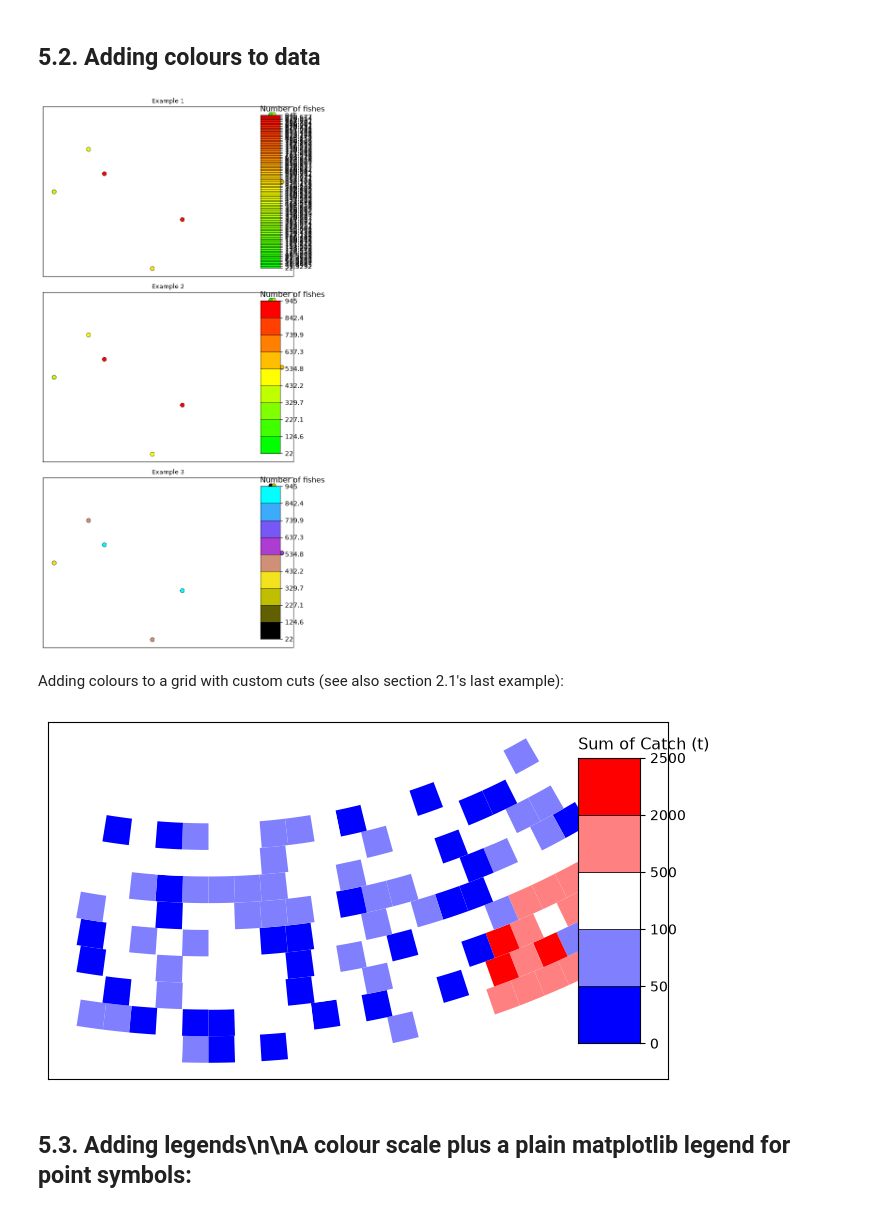
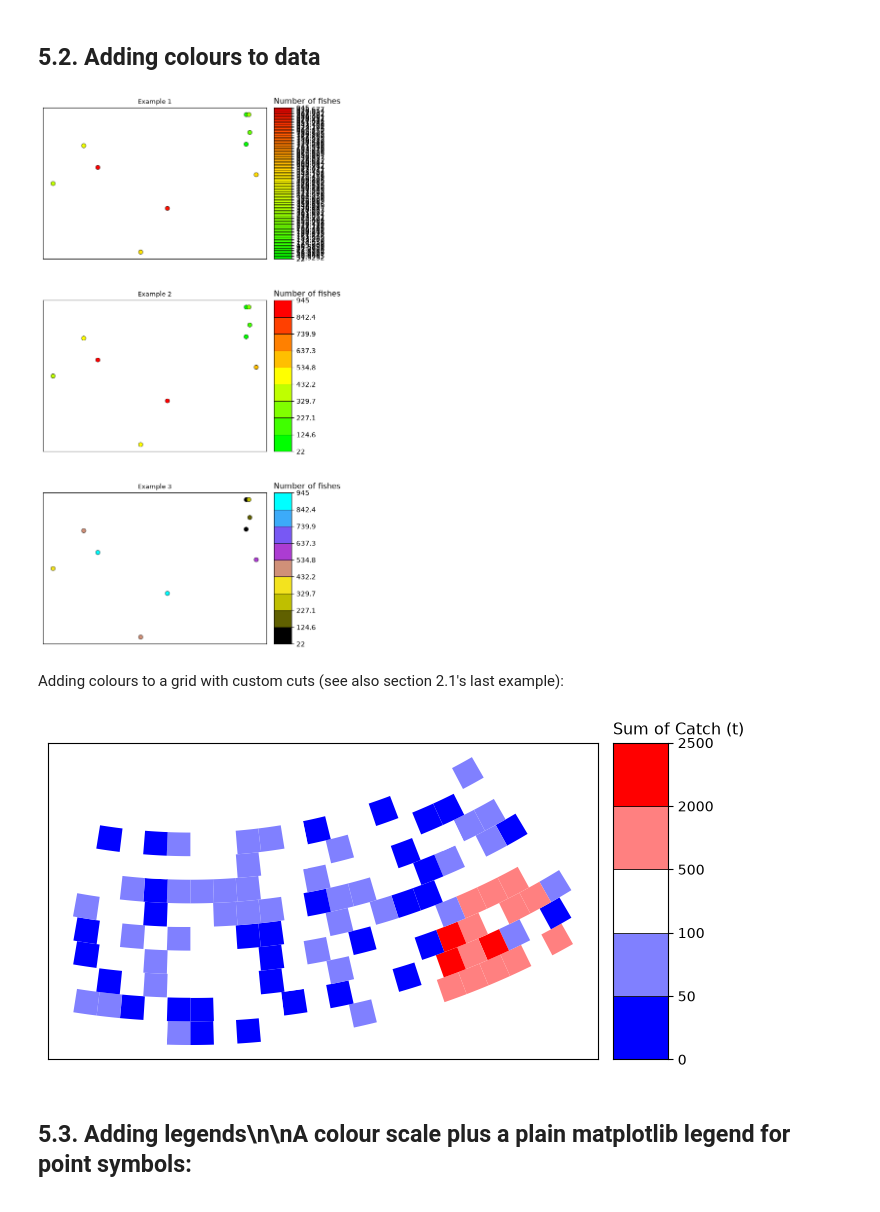
Before and after one commit to Zephyr-Sylvester/ccamlrgis-py, a Jupyter notebook: notebooks/06_colours_legends_labels.ipynb, the cells around one changed output. Cells and saved outputs as stored; diff of their text form; code cells hidden in the pictures.

```diff
--- a/notebooks/06_colours_legends_labels.ipynb
+++ b/notebooks/06_colours_legends_labels.ipynb
@@ -29,6 +29,6 @@ grid_data = datasets.load_example("GridData")
 fig, ax = plt.subplots(figsize=(7, 6))
 cgplot.basemap(ax=ax)
 bathy_small.plot(ax=ax, cmap=depth_cmap, norm=depth_norm, add_colorbar=False)
-cgplot.add_colour_scale(ax=ax, cuts=cg.DEPTH_CUTS, cols=cg.DEPTH_COLS, width="8%", height="70%")
+cgplot.add_colour_scale(ax=ax, cuts=cg.DEPTH_CUTS, cols=cg.DEPTH_COLS, size="8%")
 plt.show()
 # %% [output]
@@ -39,6 +39,6 @@ Highlighting the Fishable Depth range (600-1800m):
 fig, ax = plt.subplots(figsize=(7, 6))
 cgplot.basemap(ax=ax)
 bathy_small.plot(ax=ax, cmap=depth_cmap2, norm=depth_norm2, add_colorbar=False)
-cgplot.add_colour_scale(ax=ax, cuts=cg.DEPTH_CUTS2, cols=cg.DEPTH_COLS2, width="8%", height="70%")
+cgplot.add_colour_scale(ax=ax, cuts=cg.DEPTH_CUTS2, cols=cg.DEPTH_COLS2, size="8%")
 plt.show()
 # %% [output]
@@ -48,33 +48,33 @@ plt.show()
 # %%
 my_points = cg.create_points(point_data)
 
 fig, axes = plt.subplots(3, 1, figsize=(6, 12))
 
 # Example 1: default cuts and colours
 my_cols = cg.add_colour(my_points["Nfishes"])
 ax = cgplot.basemap(ax=axes[0])[1]
 my_points.plot(ax=ax, color=list(my_cols["varcol"]), markersize=40, edgecolor="black", linewidth=0.5)
-cgplot.add_colour_scale(ax=ax, cuts=my_cols["cuts"], cols=my_cols["cols"], title="Number of fishes", width="8%", height="90%")
+cgplot.add_colour_scale(ax=ax, cuts=my_cols["cuts"], cols=my_cols["cols"], title="Number of fishes", size="8%")
 ax.set_title("Example 1", fontsize=9)
 
 # Example 2: fewer cuts
 my_cols = cg.add_colour(my_points["Nfishes"], cuts=10)
 ax = cgplot.basemap(ax=axes[1])[1]
 my_points.plot(ax=ax, color=list(my_cols["varcol"]), markersize=40, edgecolor="black", linewidth=0.5)
-cgplot.add_colour_scale(ax=ax, cuts=np.round(my_cols["cuts"], 1), cols=my_cols["cols"], title="Number of fishes", width="8%", height="90%")
+cgplot.add_colour_scale(ax=ax, cuts=np.round(my_cols["cuts"], 1), cols=my_cols["cols"], title="Number of fishes", size="8%")
 ax.set_title("Example 2", fontsize=9)
 
 # Example 3: same, with custom colours
 my_cols = cg.add_colour(my_points["Nfishes"], cuts=10, cols=["black", "yellow", "purple", "cyan"])
 ax = cgplot.basemap(ax=axes[2])[1]
 my_points.plot(ax=ax, color=list(my_cols["varcol"]), markersize=40, edgecolor="black", linewidth=0.5)
-cgplot.add_colour_scale(ax=ax, cuts=np.round(my_cols["cuts"], 1), cols=my_cols["cols"], title="Number of fishes", width="8%", height="90%")
+cgplot.add_colour_scale(ax=ax, cuts=np.round(my_cols["cuts"], 1), cols=my_cols["cols"], title="Number of fishes", size="8%")
 ax.set_title("Example 3", fontsize=9)
 
 fig.tight_layout()
 plt.show()
 # %% [output]
-[figure, old version]
+[figure, new version]
 # %% [markdown]
 Adding colours to a grid with custom cuts (see also section 2.1's last example):
 # %%
@@ -85,10 +85,10 @@ grid_col = cg.add_colour(my_grid["Catch_sum"], cuts=my_cuts, cols=["blue", "whit
 fig, ax = plt.subplots(figsize=(8, 6))
 cgplot.basemap(ax=ax)
 my_grid.plot(ax=ax, color=list(grid_col["varcol"]), linewidth=0.1)
-cgplot.add_colour_scale(ax=ax, cuts=grid_col["cuts"], cols=grid_col["cols"], title="Sum of Catch (t)", width="10%", height="80%")
+cgplot.add_colour_scale(ax=ax, cuts=grid_col["cuts"], cols=grid_col["cols"], title="Sum of Catch (t)", size="10%")
 plt.show()
 # %% [output]
-[figure, old version]
+[figure, new version]
 # %% [markdown]
 ## 5.3. Adding legends\n\nA colour scale plus a plain matplotlib legend for point symbols:
 # %%
```
Also changed, not shown: parts of 3 cells of this notebook, 21 other files.
